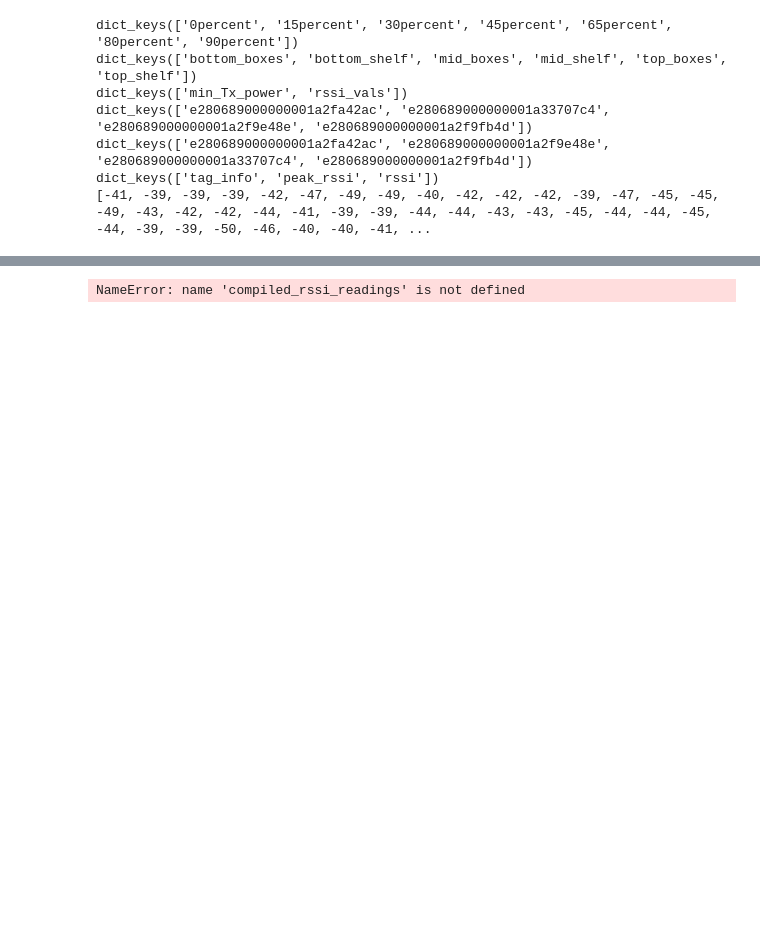
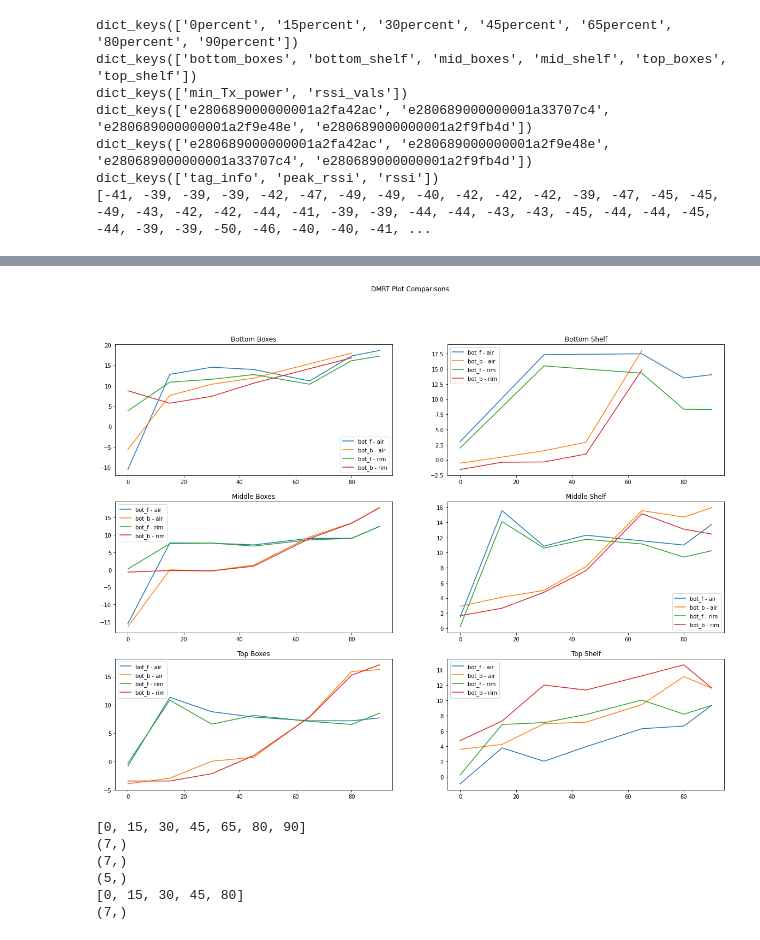
Before and after one commit to Rashmil-1999/smart_garden_rpi, a Jupyter notebook: src/viz.ipynb, the cells around one changed output, grey strips where cells are left out. Saved outputs shown, nothing was run; the diff lists cells and outputs as text; code cells hidden in the pictures; blank space fills up the shorter version.

```diff
--- a/src/viz.ipynb
+++ b/src/viz.ipynb
@@ -203,4 +212,0 @@ TypeError: can't convert type 'str' to numerator/denominator
-# %%
-compiled_rssi_readings
-# %% [output]
-NameError: name 'compiled_rssi_readings' is not defined
@@ -208,0 +213,42 @@ bottom_boxes_mrt: np.ndarray = compiled_rssi_readings["bottom_boxes"]["mrt"]
+# %%
+bottom_boxes_mrt: np.ndarray = compiled_rssi_readings["bottom_boxes"]["mrt"]
+bottom_boxes_mrt_xs: Dict[str, List[int]] = compiled_rssi_readings["bottom_boxes"]["mrt_xs"]
+
+mid_boxes_mrt: np.ndarray = compiled_rssi_readings["mid_boxes"]["mrt"]
+mid_boxes_mrt_xs: Dict[str, List[int]] = compiled_rssi_readings["mid_boxes"]["mrt_xs"]
+
+top_boxes_mrt: np.ndarray = compiled_rssi_readings["top_boxes"]["mrt"]
+top_boxes_mrt_xs: Dict[str, List[int]] = compiled_rssi_readings["top_boxes"]["mrt_xs"]
+
+bottom_shelf_mrt: np.ndarray = compiled_rssi_readings["bottom_shelf"]["mrt"]
+bottom_shelf_mrt_xs: Dict[str, List[int]] = compiled_rssi_readings["bottom_shelf"]["mrt_xs"]
+
+mid_shelf_mrt: np.ndarray = compiled_rssi_readings["mid_shelf"]["mrt"]
+mid_shelf_mrt_xs: Dict[str, List[int]] = compiled_rssi_readings["mid_shelf"]["mrt_xs"]
+
+top_shelf_mrt: np.ndarray = compiled_rssi_readings["top_shelf"]["mrt"]
+top_shelf_mrt_xs: Dict[str, List[int]] = compiled_rssi_readings["top_shelf"]["mrt_xs"]
+
+mrt_boxes_positions_ys = [
+    bottom_boxes_mrt,
+    mid_boxes_mrt,
+    top_boxes_mrt
+]
+
+mrt_shelf_positions_ys = [
+    bottom_shelf_mrt,
+    mid_shelf_mrt,
+    top_shelf_mrt
+]
+
+mrt_boxes_positions_xs = [
+    bottom_boxes_mrt_xs,
+    mid_boxes_mrt_xs,
+    top_boxes_mrt_xs
+]
+
+mrt_shelf_positions_xs = [
+    bottom_shelf_mrt_xs,
+    mid_shelf_mrt_xs,
+    top_shelf_mrt_xs
+]
@@ -208,0 +312,21 @@ bottom_boxes_mrt: np.ndarray = compiled_rssi_readings["bottom_boxes"]["mrt"]
+# %%
+plot_dmrts(mrt_boxes_positions_ys, mrt_shelf_positions_ys, mrt_boxes_positions_xs, mrt_shelf_positions_xs)
+# %% [output]
+[figure, added]
+# %%
+print(xs)
+print(bottom_boxes_mrt[tag_info["air"]["EPC-96"]].shape)
+
+print(bottom_boxes_mrt[tag_info["bottom_front"]["EPC-96"]].shape)
+
+print(bottom_boxes_mrt[tag_info["bottom_back"]["EPC-96"]].shape)
+print(bottom_boxes_mrt_xs[tag_info["bottom_back"]["EPC-96"]])
+
+print(bottom_boxes_mrt[tag_info["rim"]["EPC-96"]].shape)
+# %% [output]
+[0, 15, 30, 45, 65, 80, 90]
+(7,)
+(7,)
+(5,)
+[0, 15, 30, 45, 80]
+(7,)
```
Also changed, not shown: parts of 16 cells of this notebook, 3 other files.
